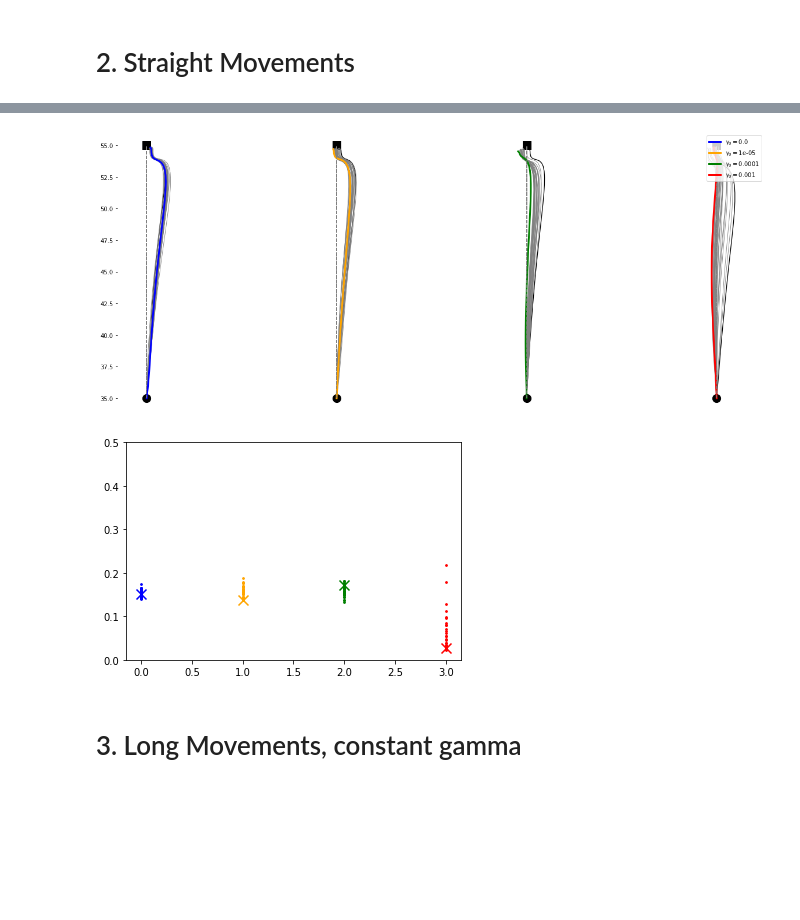
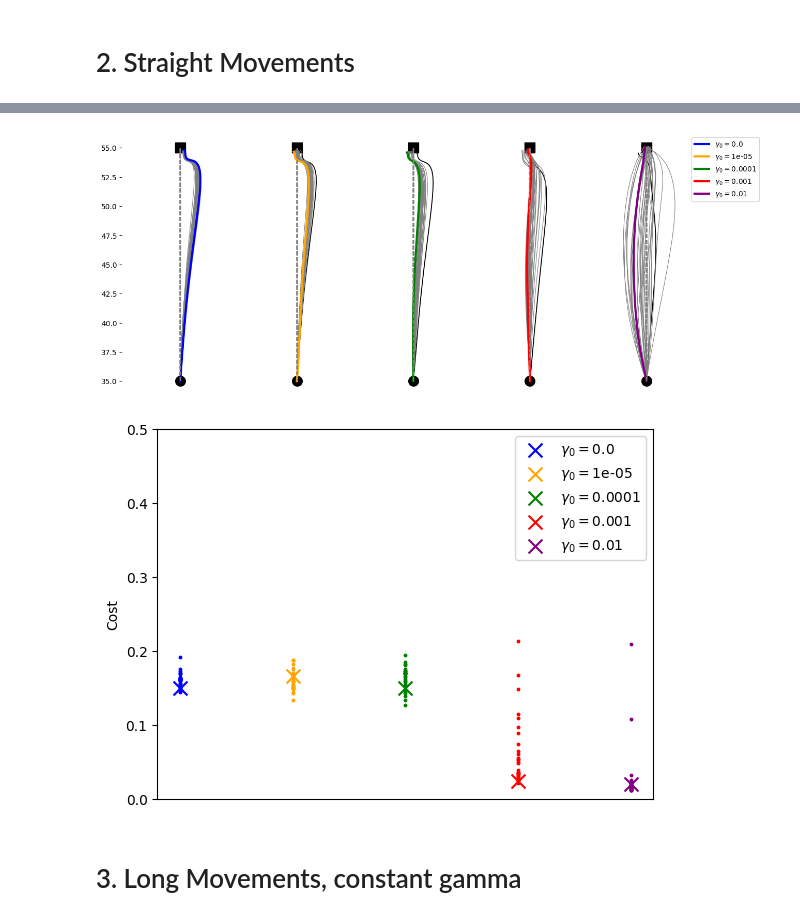
Before and after one commit to AlexandreThy/PhD, a Jupyter notebook: Controllers/CRAP.ipynb, the cells around one changed output, grey strips where cells are left out. Saved outputs shown, nothing was run; the diff lists cells and outputs as text; code cells hidden in the pictures; blank space fills up the shorter version.

```diff
--- a/Controllers/CRAP.ipynb
+++ b/Controllers/CRAP.ipynb
@@ -942,9 +941,7 @@ def LQG(
 # %% [markdown]
 # 2. Straight Movements
 # %%
-import os
-os.chdir('..')
-from Helpers.Helpers import *
+
 Total_Iter = 30
 fig,ax = plt.subplots(figsize=(20,15))
 colors = ['blue','orange','green','red','purple']
@@ -957,7 +954,7 @@ for idx, gamma in enumerate(GAMMA_RANGE):
 
     for num_iter in range(Total_Iter):
         start,end = [0,40],[0,50]
-        dev = idx * 15
+        dev = idx * 10
         X,Y,_,_,theta,J=CRAP(Duration = .4, Num_iter=40,r1 = 1e-4,starting_point=start,targets=end,gamma = gamma,theta_prev = theta_init)
         theta_init = theta.copy()
         if num_iter == 0 :
@@ -1000,10 +997,16 @@ for idx, gamma in enumerate(GAMMA_RANGE):
 
 
         Costs[num_iter,idx] = J
-
+ax.set_xlim(-3,50)
+plt.savefig("ShortMovementKinematic.png",dpi = 300)
 plt.show()
 plt.ylim(0,.05)
 for i in range(GAMMA_SIZE):
     plt.scatter(np.ones(Total_Iter-1)*i,Costs[:-1,i],s = 3,marker = "o",color = colors[i])
-    plt.scatter([i],Costs[-1,i],s = 100,marker = "x",color = colors[i])
+    plt.scatter([i],Costs[-1,i],s = 100,marker = "x",color = colors[i],label = r"$\gamma_0 =$"+str(GAMMA_RANGE[i]))
+
+plt.legend()
+plt.xticks([])
+plt.ylabel("Cost")
+plt.savefig("ShortMovementCost.png",dpi = 300)
 # %% [output]
@@ -1012,20 +1015,17 @@ for i in range(GAMMA_SIZE):
 # %%
-import os
-os.chdir('..')
-from Helpers.Helpers import *
 Total_Iter = 30
-fig,ax = plt.subplots(figsize=(20,15))
+fig,ax = plt.subplots(figsize=(16,12))
 colors = ['blue','orange','green','red','purple']
 last_J = np.inf
 
-GAMMA_RANGE = np.array([0,1e-5,1e-4,1e-3])
+GAMMA_RANGE = np.array([0,1e-5,1e-4,1e-3,1e-2])
 GAMMA_SIZE = len(GAMMA_RANGE)
 Costs = np.zeros((Total_Iter,GAMMA_SIZE))
 for idx, gamma in enumerate(GAMMA_RANGE):
     theta_init = np.zeros((12))
     for num_iter in range(Total_Iter):
         start,end = [0,35],[0,55]
-        dev = idx * 15
+        dev = idx * 10
         X,Y,_,_,theta,J=CRAP(Duration = .4, Num_iter=40,r1 = 1e-4,starting_point=start,targets=end,gamma = gamma,theta_prev = theta_init,Activate_Noise=True)
         theta_init = theta.copy()
         if num_iter == 0 :
@@ -1047,36 +1047,43 @@ for idx, gamma in enumerate(GAMMA_RANGE):
             ax.set_aspect("equal")
             ax.scatter(
                 np.array([start[0]+dev]),
                 np.array([start[1]]),
                 color="black",
                 marker = "o",
                 s = 200
             )
             ax.scatter(
                 np.array([end[0]+dev]),
                 np.array([end[1]]),
                 color="black",
                 marker = "s",
                 s = 200
             )
 
             delete_axis(ax)
             ax.set_xticks([])
             handles, labels = plt.gca().get_legend_handles_labels()
             by_label = dict(zip(labels, handles))
             ax.legend(by_label.values(),by_label.keys(),fontsize = 10,loc='upper right',)
 
 
         Costs[num_iter,idx] = J
 
+plt.xlim(-5,50)
+plt.savefig("LongMovementKinematic.png",dpi = 300)
 plt.show()
 plt.ylim(0,.5)
 for i in range(GAMMA_SIZE):
     plt.scatter(np.ones(Total_Iter-1)*i,Costs[:-1,i],s = 3,marker = "o",color = colors[i])
-    plt.scatter([i],Costs[-1,i],s = 100,marker = "x",color = colors[i])
+    plt.scatter([i],Costs[-1,i],s = 100,marker = "x",color = colors[i],label = r"$\gamma_0 =$"+str(GAMMA_RANGE[i]))
+
+plt.legend()
+plt.xticks([])
+plt.ylabel("Cost")
+plt.savefig("LongMovementCost.png",dpi = 300)
 # %% [output]
-[figure, old version]
+[figure, new version]
-[figure, old version]
+[figure, new version]
 # %% [markdown]
 # 3. Long Movements, constant gamma
 # %%
```
Also changed, not shown: parts of 10 cells of this notebook.
